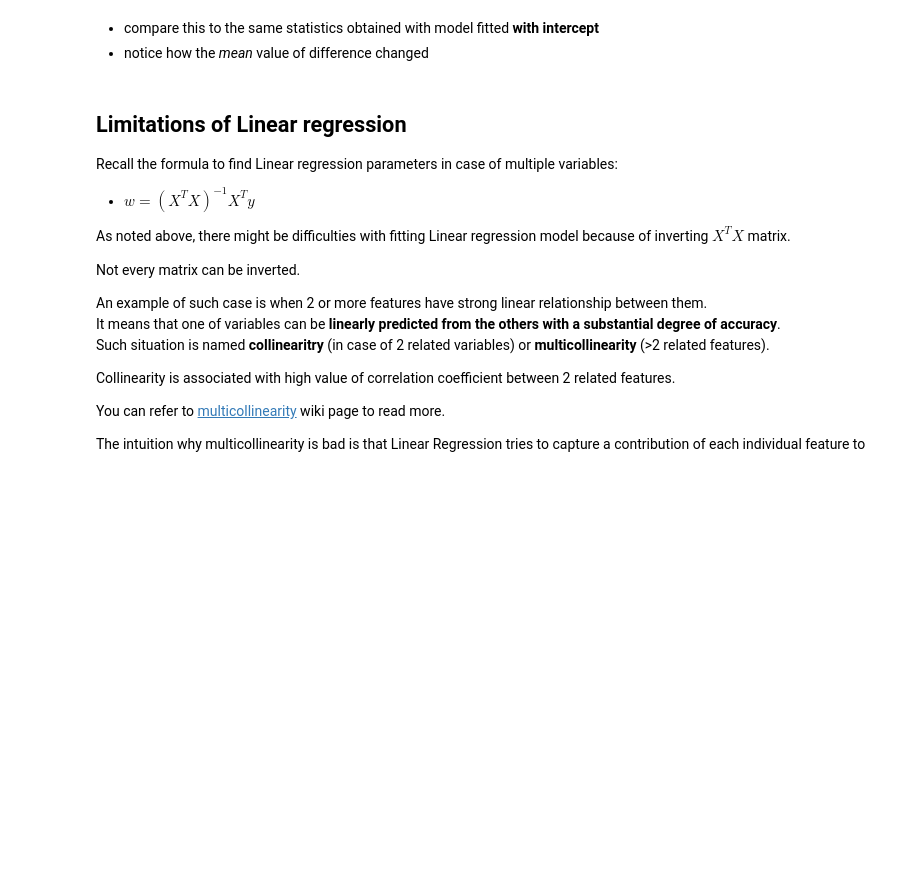
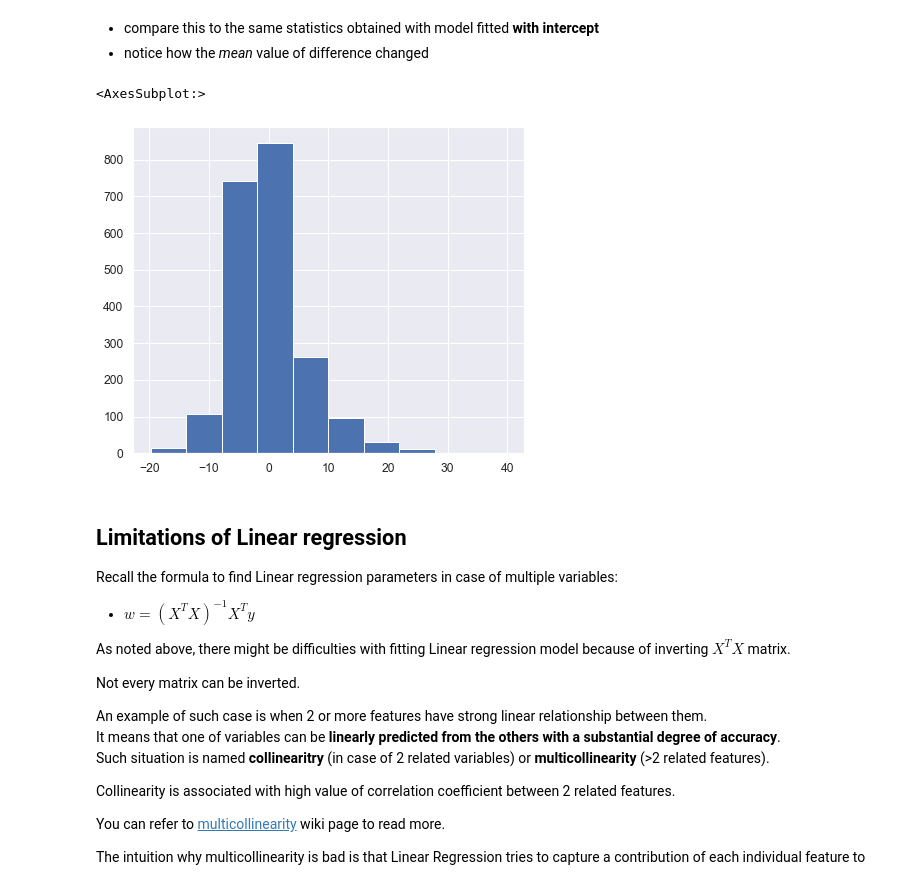
Before and after one commit to mamont79/03-LR, a Jupyter notebook: linear_regression.ipynb, the cells around one changed output. Cells and saved outputs as stored; diff of their text form; code cells hidden in the pictures; blank space fills up the shorter version.

```diff
--- a/linear_regression.ipynb
+++ b/linear_regression.ipynb
@@ -1110,9 +1110,10 @@ def add_ones_column(x):
     # HINTS:
     # * create a vector that consists of ones: (1, 1, ..., 1)
     # * then use either `np.column_stack` or `np.hstack` function to add this vector to a matrix
+    shape = x.shape
+    ones = np.ones(shape[0], dtype=int)
+    return np.column_stack((ones, x))
 
-    # # your code here:
-    # return ...
 
 class LRMatrixForm:
     """
@@ -1133,15 +1134,16 @@ class LRMatrixForm:
         self.w_ = None  # vector with all model parameters (intercept and weights)
 
     def fit(self, x_train: pd.DataFrame, y_train: pd.Series):
+        '''Самое главное это понять, что self.w_ это формула сверху, где умножения X и Xt и y
+Вот оттуда и начинать плясать'''
         X = x_train.to_numpy()  # convert pd.DataFrame to numpy matrix
-
         if self.fit_intercept is True:
             # when creating a model with intercept term we need to extend feature matrix
             # with a column consisting of ones (1, 1, ..., 1).
             X = add_ones_column(X)
 
         # # your code here to calculate model parameters:
-        # self.w_ =
+        self.w_ = np.dot(np.dot(np.linalg.inv(np.dot(X.T, X)), X.T), y_train)
 
     @property
     def coef_(self):
@@ -1149,7 +1151,10 @@ class LRMatrixForm:
         if self.w_ is None:
             raise NotFittedError()
         # # your code here:
-        # return ...
+        if self.fit_intercept is not True:
+            return self.w_
+        else:
+            return self.w_[1:]
 
     @property
     def intercept_(self):
@@ -1158,8 +1163,7 @@ class LRMatrixForm:
             return 0.0  # for compatibility with sklearn
         if self.w_ is None:
             raise NotFittedError()
-        # # your code here:
-        # return ...
+        return self.w_[0]
 
     def predict(self, x_test: pd.DataFrame):
         """ Generate predictions using fitted model parameters. """
@@ -1171,8 +1175,8 @@ class LRMatrixForm:
         if self.fit_intercept is True:
             X = add_ones_column(X)
 
-        # # your code here to calculate predictions
-        # return ...
+
+        return np.sum((X * self.w_), axis = 1)
 # %% [markdown]
 ### Validate your implementation is identical to library version
 # %%
@@ -1215,6 +1257,11 @@ assert np.allclose(model.coef_, lr_matrix_form.coef_)
 # %% [markdown]
 * compare this to the same statistics obtained with model fitted **with intercept**
 * notice how the _mean_ value of difference changed
+# %%
+(model.predict(x_test) - y_test).hist()
+# %% [output]
+<AxesSubplot:>
+[figure, added]
 # %% [markdown]
 ## Limitations of Linear regression
 
```
Also changed, not shown: parts of 32 cells of this notebook.
